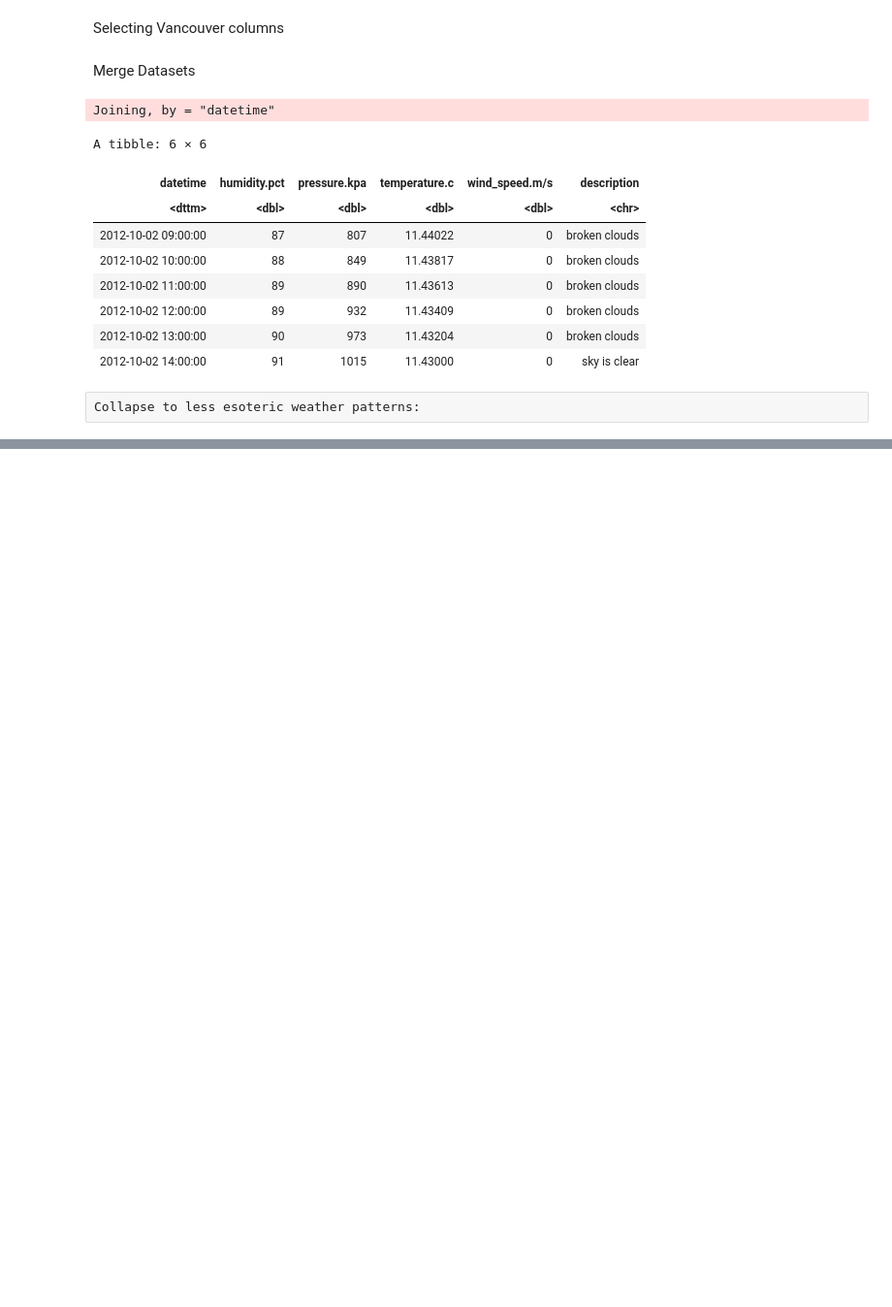
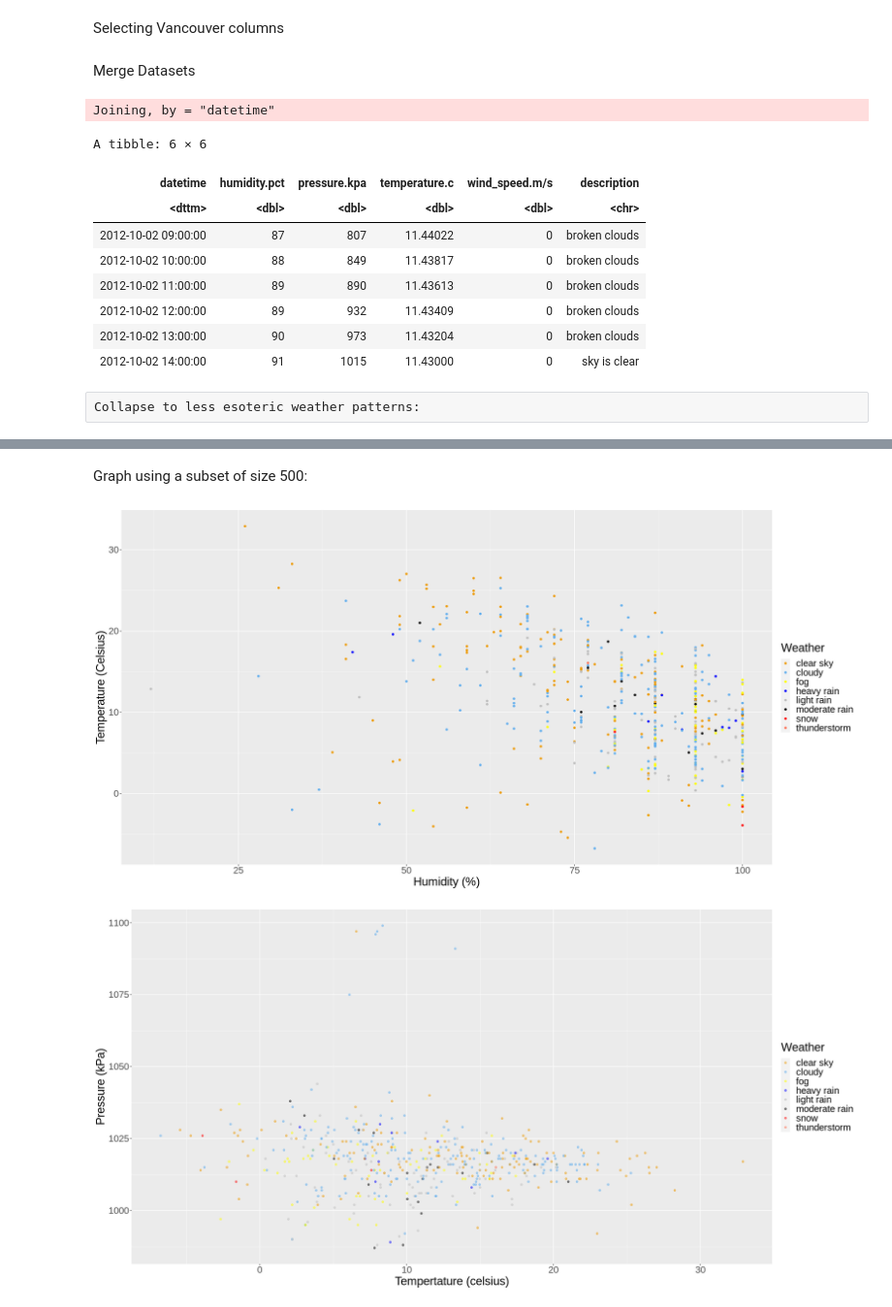
Before and after one commit to StuartLiv/DSCI100Group, a Jupyter notebook: data_exploration.ipynb, the cells around one changed output, grey strips where cells are left out. Shown at 97% size. Drawn from its saved outputs; the diff is of its cells as text; code cells hidden in the pictures; blank space fills up the shorter version.

```diff
--- a/data_exploration.ipynb
+++ b/data_exploration.ipynb
@@ -116,0 +149,48 @@ weather_data_plot
+# %% [markdown]
+Graph using a subset of size 500:
+# %%
+options(repr.plot.width = 20, repr.plot.height = 17)
+
+set.seed(67)
+
+weather_data_sub = sample_n(weather_data, 500)
+
+
+weather_data_plot_temp_vs_hum <- weather_data_sub %>%
+  ggplot(aes(x = humidity.pct, y = temperature.c, color = description)) +
+  geom_point(alpha = 1.0) +
+  labs(x = "Humidity (%)",
+       y = "Temperature (Celsius)",
+       color = "Weather") +
+  scale_color_manual(labels = c("clear sky", "cloudy", "fog", "heavy rain", "light rain", "moderate rain", "snow", "thunderstorm"),
+                     values = c("orange2", "steelblue2", "yellow", "blue", "grey", "grey0", "red", "coral1")) +
+  theme(text = element_text(size = 22))
+
+weather_data_plot_temp_vs_prs <- weather_data_sub %>%
+  ggplot(aes(x = temperature.c, y = pressure.kpa, color = description)) +
+  geom_point(alpha = 0.5) +
+  labs(x = "Tempertature (celsius)",
+       y = "Pressure (kPa)",
+       color = "Weather") +
+  scale_color_manual(labels = c("clear sky", "cloudy", "fog", "heavy rain", "light rain", "moderate rain", "snow", "thunderstorm"),
+                     values = c("orange2", "steelblue2", "yellow", "blue", "grey", "grey0", "red", "coral1")) +
+  theme(text = element_text(size = 22))
+
+options(repr.plot.width = 20, repr.plot.height = 10)
+
+weather_data_plot_fct <- weather_data_sub %>%
+  ggplot(aes(x = humidity.pct, y = temperature.c)) +
+  geom_point(alpha = 0.5) +
+  labs(x = "Humidity (%)",
+       y = "Temperature (Celsius)",
+       color = "Weather") +
+  facet_wrap(~ factor(description, levels = c("clear sky", "cloudy", "fog", "heavy rain", "light rain", "moderate rain", "snow", "thunderstorm")), ncol = 4) +
+  theme(text = element_text(size = 22))
+
+
+weather_data_plot_temp_vs_hum
+weather_data_plot_temp_vs_prs
+weather_data_plot_fct
+# %% [output]
+[figure, added]
+[figure, added]
```
Also changed, not shown: parts of 8 cells of this notebook.
